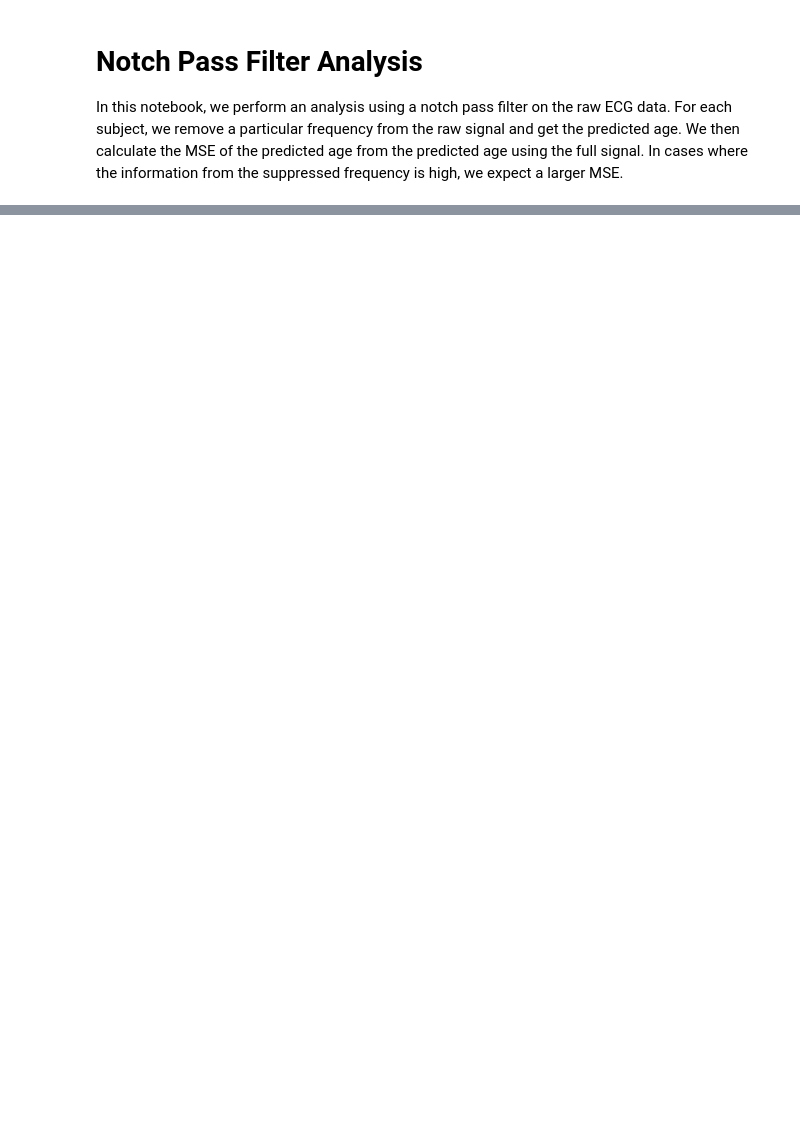
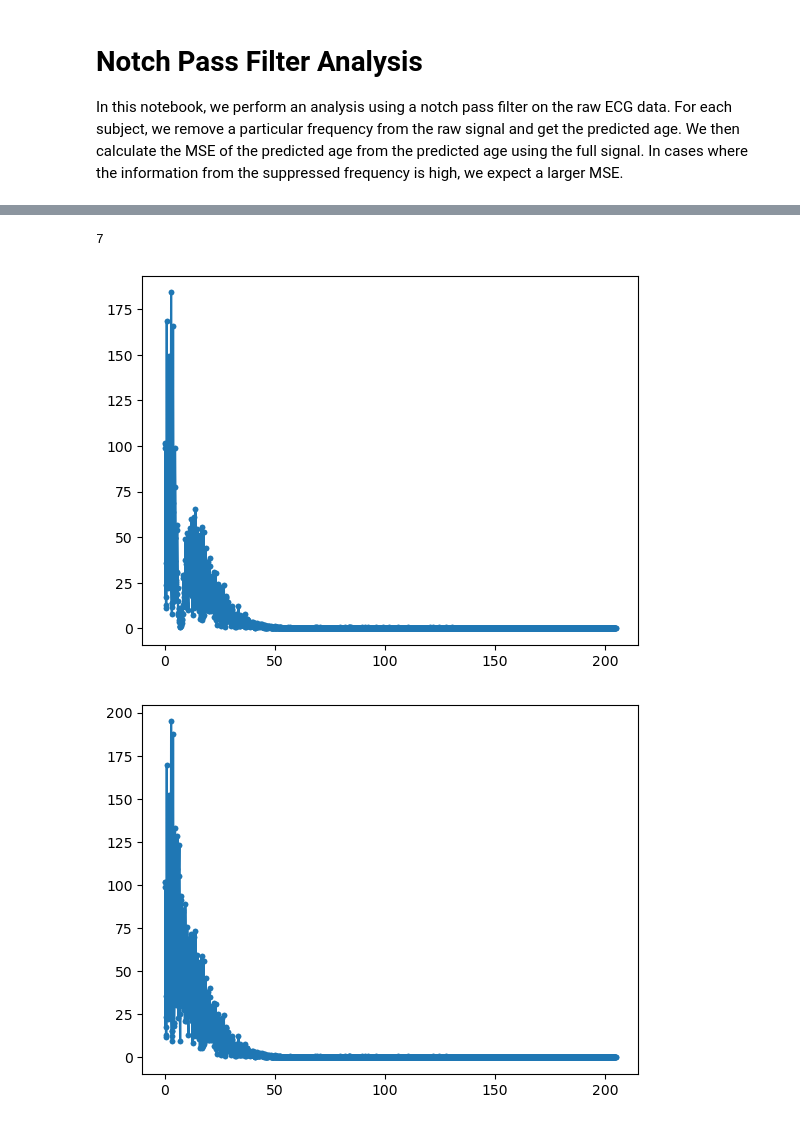
Before and after one commit to sanhitamj/ecg_unravel, a Jupyter notebook: notebooks/notch_pass.ipynb, the cells around one changed output, grey strips where cells are left out. Saved outputs shown, nothing was run; the diff lists cells and outputs as text; code cells hidden in the pictures; blank space fills up the shorter version.

Commit message:
More exploratory on notch pass and reducing quality factor to 2.0

```diff
--- a/notebooks/notch_pass.ipynb
+++ b/notebooks/notch_pass.ipynb
@@ -84,0 +93,47 @@ plt.show()
+# %%
+freq = 7
+
+quality_factor = 2.0  # Quality factor
+
+n_total = 100  # total number of predictions
+batch_size = 10
+n_batches = int(np.ceil(n_total/batch_size))
+
+data_array_trans = np.zeros([n_total, data_array.shape[1], data_array.shape[2]])
+
+print(freq)
+notch_freq = freq  # Frequency to be removed from signal (Hz)
+b_notch, a_notch = signal.iirnotch(notch_freq, quality_factor, samp_freq)
+for i in range(n_total):
+    for j in range(data_array.shape[2]):
+        data_array_trans[i, :, j] = signal.filtfilt(b_notch, a_notch, data_array[i, :, j])
+# %% [output]
+7
+# %%
+Fs = 409.6 # Hz
+N = 4096 # our FFT size
+range_val = 200
+
+t = np.arange(N)
+s = data_array_trans[0, :, 0]
+S = fftshift(fft(s))
+S_mag_trans = np.abs(S)
+S_phase = np.angle(S)
+f = np.arange(Fs/-2, Fs/2, Fs/N)
+plt.plot(np.abs(f), S_mag_trans,'.-')
+plt.show()
+
+s = data_array[0, :, 0]
+S = fftshift(fft(s))
+S_mag = np.abs(S)
+S_phase = np.angle(S)
+f = np.arange(Fs/-2, Fs/2, Fs/N)
+plt.plot(np.abs(f), S_mag,'.-')
+plt.show()
+
+S_diff = S_mag - S_mag_trans
+plt.plot(np.abs(f), S_diff)
+plt.show()
+# %% [output]
+[figure, added]
+[figure, added]
```
Also changed, not shown: parts of 13 cells of this notebook, 1 other file.
